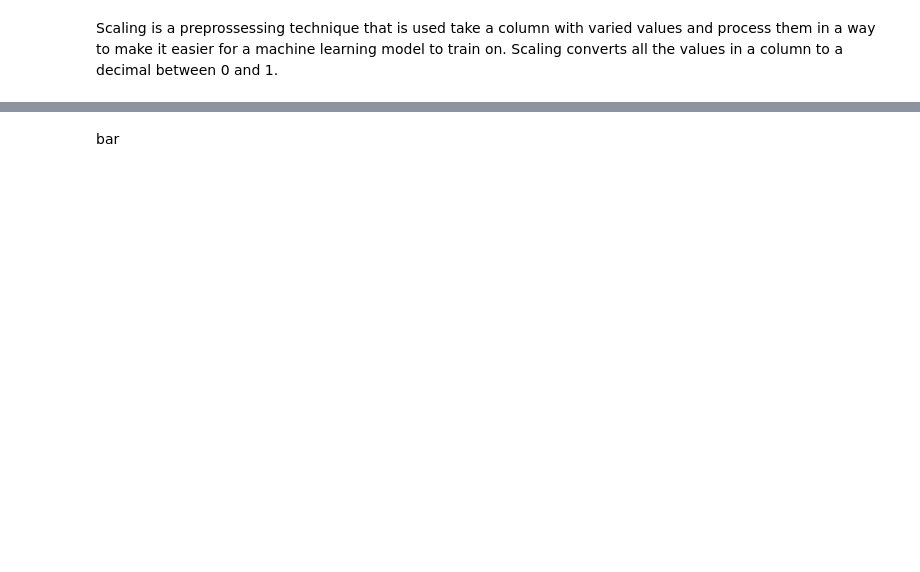
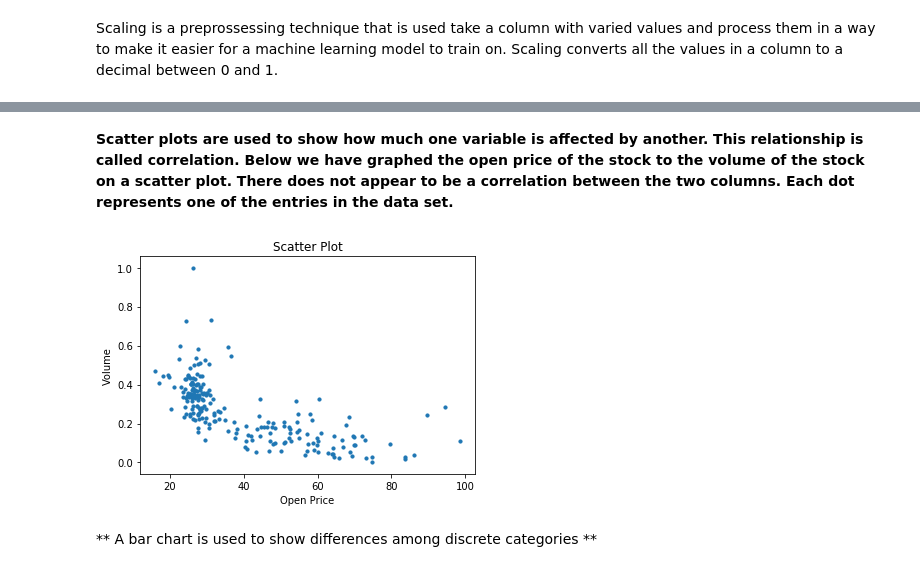
Before and after one commit to soft-eng-practicum/MLStocks, a Jupyter notebook: Section_6/Section_6.ipynb, the cells around one changed output, grey strips where cells are left out. Drawn from its saved outputs; the diff is of its cells as text; code cells hidden in the pictures; blank space fills up the shorter version.

```diff
--- a/Section_6/Section_6.ipynb
+++ b/Section_6/Section_6.ipynb
@@ -8,7 +8,8 @@ First, lets load the data set we have been using throughout the tutorial.
 import pandas
 import numpy
 import math
-stock_data = pandas.read_csv("example.csv")
+stock_data = pandas.read_csv("example.csv", index_col='timestamp', parse_dates=True)
+stock_data = stock_data.iloc[::-1]
 # %% [markdown]
 Scaling is a preprossessing technique that is used take a column with varied values and process them in a way to make it easier for a machine learning model to train on. Scaling converts all the values in a column to a decimal between 0 and 1.
 # %%
@@ -80,5 +68,17 @@ plt.close()
-# %% [markdown]
-bar
+# %% [markdown]
+**Scatter plots are used to show how much one variable is affected by another. This relationship is called correlation. Below we have graphed the open price of the stock to the volume of the stock on a scatter plot. There does not appear to be a correlation between the two columns. Each dot represents one of the entries in the data set.**
+# %%
+# Creates a scatter plot. The paramter s is the size of the dots
+plt.scatter(stock_data['open'], stock_data['volume'], s = 10)
+plt.xlabel('Open Price')
+plt.ylabel('Volume')
+plt.title('Scatter Plot')
+plt.show()
+plt.close()
+# %% [output]
+[figure, added]
+# %% [markdown]
+** A bar chart is used to show differences among discrete categories **
 # %%
 # Bar plot
 plt.bar(stock_data['open'], stock_data['volume'])
```
Also changed, not shown: parts of 16 cells of this notebook, 3 other files.
